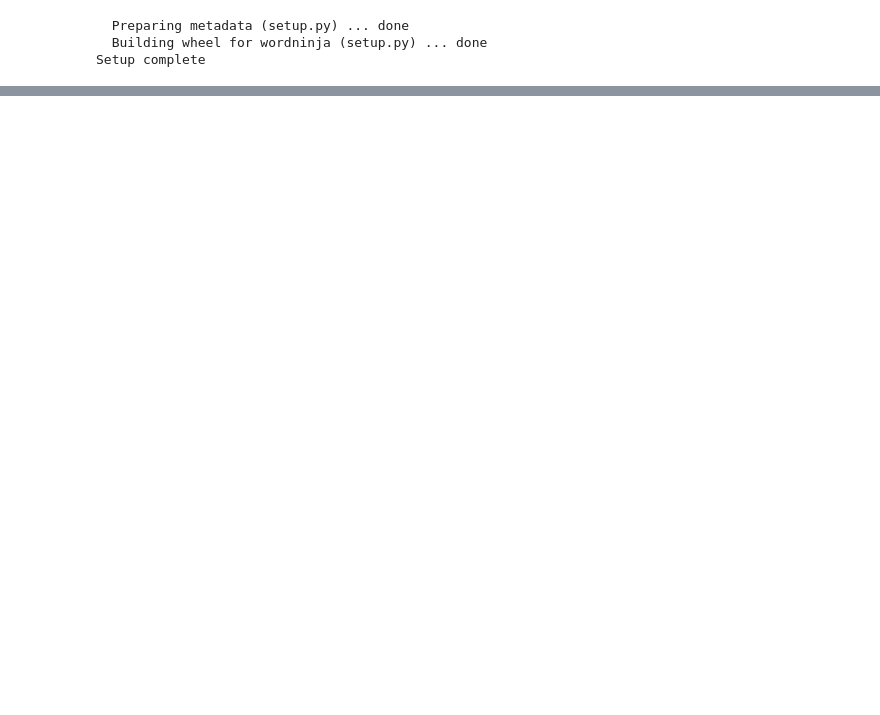
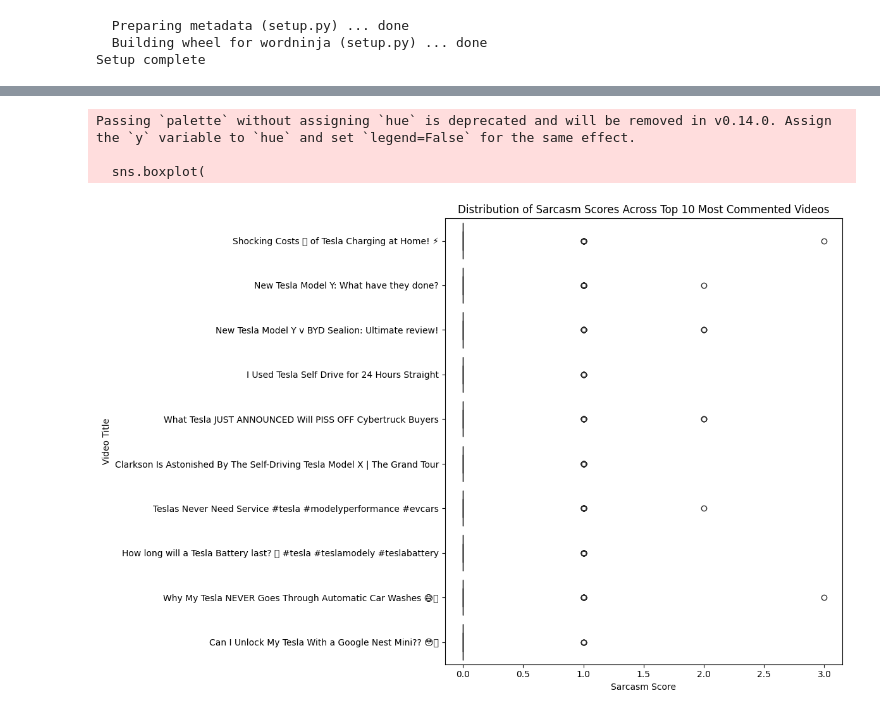
Before and after one commit to divyaa217singh/my-doc, a Jupyter notebook: SMA.ipynb, the cells around one changed output, grey strips where cells are left out. Cells and saved outputs as stored; diff of their text form; code cells hidden in the pictures; blank space fills up the shorter version.

```diff
--- a/SMA.ipynb
+++ b/SMA.ipynb
@@ -907,0 +907,26 @@ False        135     65
+# %%
+import matplotlib.pyplot as plt
+import seaborn as sns
+
+# To make the plot readable, let's select the top 10 videos with the highest number of comments
+top_videos = df['video_title'].value_counts().head(10).index
+filtered_df = df[df['video_title'].isin(top_videos)]
+
+# Create a boxplot to show the distribution of sarcasm scores for these top videos
+plt.figure(figsize=(12, 8))
+sns.boxplot(
+    data=filtered_df,
+    y='video_title',
+    x='sarcasm_score',
+    palette='viridis'
+)
+plt.title('Distribution of Sarcasm Scores Across Top 10 Most Commented Videos')
+plt.xlabel('Sarcasm Score')
+plt.ylabel('Video Title')
+plt.tight_layout()
+plt.show()
+# %% [output]
+Passing `palette` without assigning `hue` is deprecated and will be removed in v0.14.0. Assign the `y` variable to `hue` and set `legend=False` for the same effect.
+
+  sns.boxplot(
+[figure, added]
```
Also changed, not shown: parts of 30 cells of this notebook.
